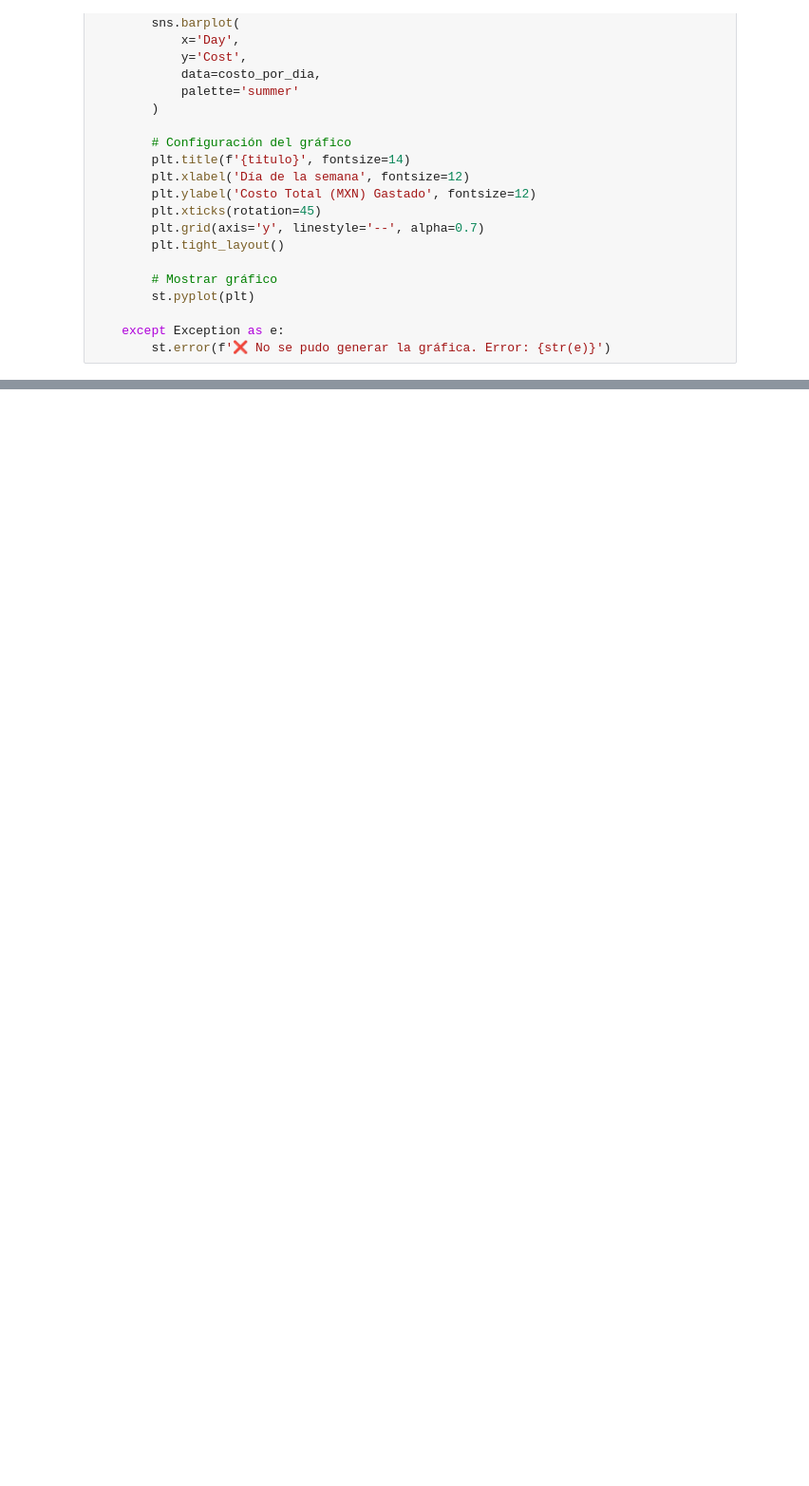
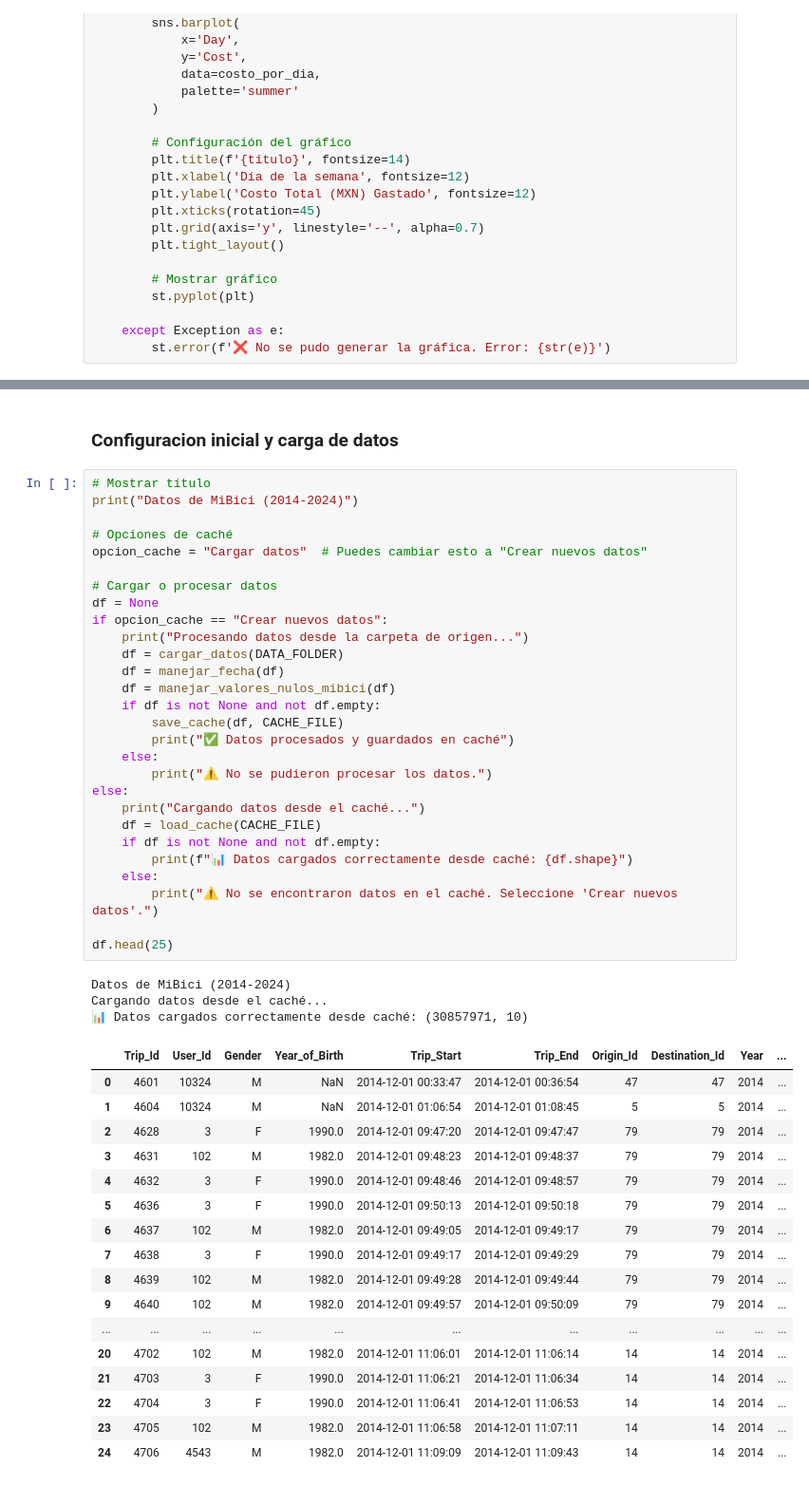
Before and after one commit to victortelles/MiBici-Dashboard, a Jupyter notebook: proyecto_mi_bici.ipynb, the cells around one changed output, grey strips where cells are left out. Shown at 95% size. Drawn from its saved outputs; the diff is of its cells as text; blank space fills up the shorter version.

```diff
--- a/proyecto_mi_bici.ipynb
+++ b/proyecto_mi_bici.ipynb
@@ -1109,0 +1343,51 @@ def graf_money(datos_filtrados, opcion_filtrado, year_selected, month_selected):
+# %% [markdown]
+### Configuracion inicial y carga de datos
+# %%
+# Mostrar título
+print("Datos de MiBici (2014-2024)")
+
+# Opciones de caché
+opcion_cache = "Cargar datos"  # Puedes cambiar esto a "Crear nuevos datos"
+
+# Cargar o procesar datos
+df = None
+if opcion_cache == "Crear nuevos datos":
+    print("Procesando datos desde la carpeta de origen...")
+    df = cargar_datos(DATA_FOLDER)
+    df = manejar_fecha(df)
+    df = manejar_valores_nulos_mibici(df)
+    if df is not None and not df.empty:
+        save_cache(df, CACHE_FILE)
+        print("✅ Datos procesados y guardados en caché")
+    else:
+        print("⚠ No se pudieron procesar los datos.")
+else:
+    print("Cargando datos desde el caché...")
+    df = load_cache(CACHE_FILE)
+    if df is not None and not df.empty:
+        print(f"📊 Datos cargados correctamente desde caché: {df.shape}")
+    else:
+        print("⚠ No se encontraron datos en el caché. Seleccione 'Crear nuevos datos'.")
+
+df.head(25)
+# %% [output]
+Datos de MiBici (2014-2024)
+Cargando datos desde el caché...
+📊 Datos cargados correctamente desde caché: (30857971, 10)
+|  | Trip_Id | User_Id | Gender | Year_of_Birth | Trip_Start | Trip_End | Origin_Id | Destination_Id | Year | ... |
+| 0 | 4601 | 10324 | M | NaN | 2014-12-01 00:33:47 | 2014-12-01 00:36:54 | 47 | 47 | 2014 | ... |
+| 1 | 4604 | 10324 | M | NaN | 2014-12-01 01:06:54 | 2014-12-01 01:08:45 | 5 | 5 | 2014 | ... |
+| 2 | 4628 | 3 | F | 1990.0 | 2014-12-01 09:47:20 | 2014-12-01 09:47:47 | 79 | 79 | 2014 | ... |
+| 3 | 4631 | 102 | M | 1982.0 | 2014-12-01 09:48:23 | 2014-12-01 09:48:37 | 79 | 79 | 2014 | ... |
+| 4 | 4632 | 3 | F | 1990.0 | 2014-12-01 09:48:46 | 2014-12-01 09:48:57 | 79 | 79 | 2014 | ... |
+| 5 | 4636 | 3 | F | 1990.0 | 2014-12-01 09:50:13 | 2014-12-01 09:50:18 | 79 | 79 | 2014 | ... |
+| 6 | 4637 | 102 | M | 1982.0 | 2014-12-01 09:49:05 | 2014-12-01 09:49:17 | 79 | 79 | 2014 | ... |
+| 7 | 4638 | 3 | F | 1990.0 | 2014-12-01 09:49:17 | 2014-12-01 09:49:29 | 79 | 79 | 2014 | ... |
+| 8 | 4639 | 102 | M | 1982.0 | 2014-12-01 09:49:28 | 2014-12-01 09:49:44 | 79 | 79 | 2014 | ... |
+| 9 | 4640 | 102 | M | 1982.0 | 2014-12-01 09:49:57 | 2014-12-01 09:50:09 | 79 | 79 | 2014 | ... |
+| ... | ... | ... | ... | ... | ... | ... | ... | ... | ... | ... |
+| 20 | 4702 | 102 | M | 1982.0 | 2014-12-01 11:06:01 | 2014-12-01 11:06:14 | 14 | 14 | 2014 | ... |
+| 21 | 4703 | 3 | F | 1990.0 | 2014-12-01 11:06:21 | 2014-12-01 11:06:34 | 14 | 14 | 2014 | ... |
+| 22 | 4704 | 3 | F | 1990.0 | 2014-12-01 11:06:41 | 2014-12-01 11:06:53 | 14 | 14 | 2014 | ... |
+| 23 | 4705 | 102 | M | 1982.0 | 2014-12-01 11:06:58 | 2014-12-01 11:07:11 | 14 | 14 | 2014 | ... |
+| 24 | 4706 | 4543 | M | 1982.0 | 2014-12-01 11:09:09 | 2014-12-01 11:09:43 | 14 | 14 | 2014 | ... |
```
Also changed, not shown: parts of 15 cells of this notebook, 1 other file.
